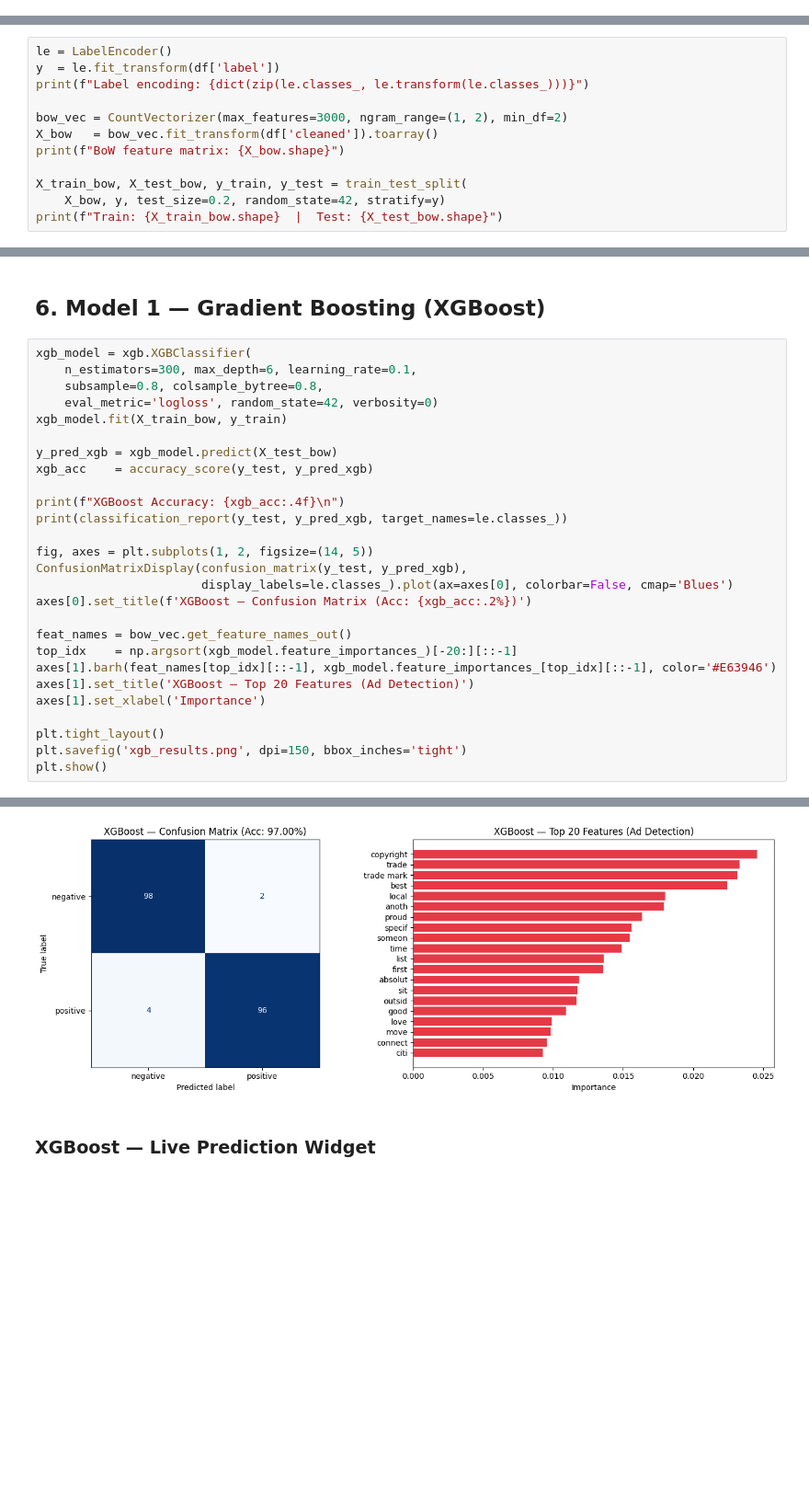
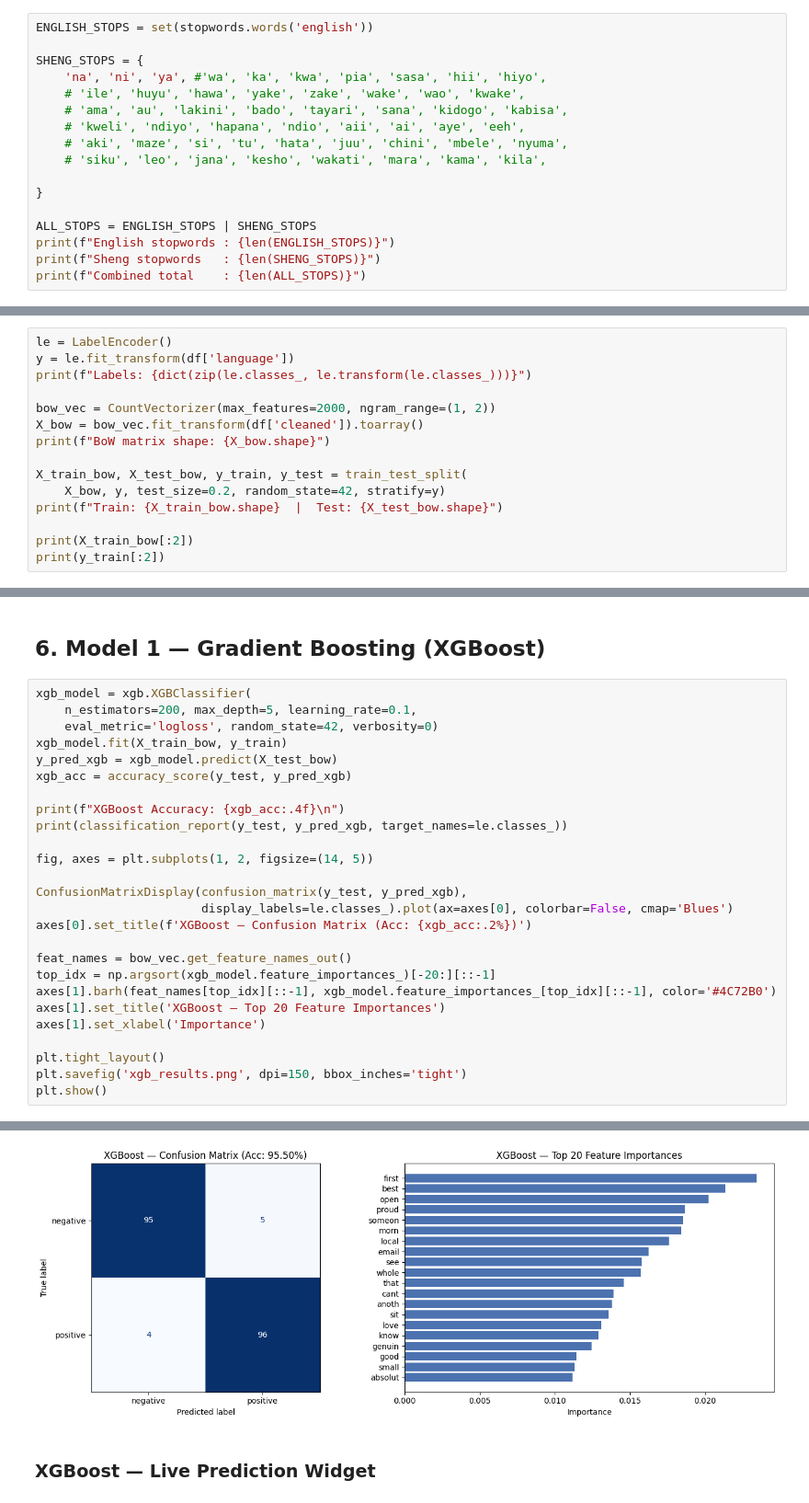
Before and after one commit to Stemical/AI-ML-Workshop-2026, a Jupyter notebook: Day2/twitter_nlp_pipeline.ipynb, the cells around one changed output, grey strips where cells are left out. Shown at 92% size. Drawn from its saved outputs; the diff is of its cells as text; blank space fills up the shorter version.

```diff
--- a/Day2/twitter_nlp_pipeline.ipynb
+++ b/Day2/twitter_nlp_pipeline.ipynb
@@ -146,0 +100,17 @@ repeated punctuation and all-caps shouting. Each needs deliberate handling.
+# %%
+ENGLISH_STOPS = set(stopwords.words('english'))
+
+SHENG_STOPS = {
+    'na', 'ni', 'ya', #'wa', 'ka', 'kwa', 'pia', 'sasa', 'hii', 'hiyo',
+    # 'ile', 'huyu', 'hawa', 'yake', 'zake', 'wake', 'wao', 'kwake',
+    # 'ama', 'au', 'lakini', 'bado', 'tayari', 'sana', 'kidogo', 'kabisa',
+    # 'kweli', 'ndiyo', 'hapana', 'ndio', 'aii', 'ai', 'aye', 'eeh',
+    # 'aki', 'maze', 'si', 'tu', 'hata', 'juu', 'chini', 'mbele', 'nyuma',
+    # 'siku', 'leo', 'jana', 'kesho', 'wakati', 'mara', 'kama', 'kila',
+
+}
+
+ALL_STOPS = ENGLISH_STOPS | SHENG_STOPS
+print(f"English stopwords : {len(ENGLISH_STOPS)}")
+print(f"Sheng stopwords   : {len(SHENG_STOPS)}")
+print(f"Combined total    : {len(ALL_STOPS)}")
@@ -317,14 +239,17 @@ plt.show()
 ## 5. Feature Engineering — Bag of Words
 # %%
 le = LabelEncoder()
-y  = le.fit_transform(df['label'])
-print(f"Label encoding: {dict(zip(le.classes_, le.transform(le.classes_)))}")
+y = le.fit_transform(df['language'])
+print(f"Labels: {dict(zip(le.classes_, le.transform(le.classes_)))}")
 
-bow_vec = CountVectorizer(max_features=3000, ngram_range=(1, 2), min_df=2)
-X_bow   = bow_vec.fit_transform(df['cleaned']).toarray()
-print(f"BoW feature matrix: {X_bow.shape}")
+bow_vec = CountVectorizer(max_features=2000, ngram_range=(1, 2))
+X_bow = bow_vec.fit_transform(df['cleaned']).toarray()
+print(f"BoW matrix shape: {X_bow.shape}")
 
 X_train_bow, X_test_bow, y_train, y_test = train_test_split(
     X_bow, y, test_size=0.2, random_state=42, stratify=y)
 print(f"Train: {X_train_bow.shape}  |  Test: {X_test_bow.shape}")
+
+print(X_train_bow[:2])
+print(y_train[:2])
 # %% [output]
@@ -346,26 +263,25 @@ array([[0, 0, 0, 0, 0, 0, 0, 0, 0, 0, 0, 0, 0, 0, 0, 0, 0, 0, 0, 0, 0, 0,
 ## 6. Model 1 — Gradient Boosting (XGBoost)
 # %%
 xgb_model = xgb.XGBClassifier(
-    n_estimators=300, max_depth=6, learning_rate=0.1,
-    subsample=0.8, colsample_bytree=0.8,
+    n_estimators=200, max_depth=5, learning_rate=0.1,
     eval_metric='logloss', random_state=42, verbosity=0)
 xgb_model.fit(X_train_bow, y_train)
-
 y_pred_xgb = xgb_model.predict(X_test_bow)
-xgb_acc    = accuracy_score(y_test, y_pred_xgb)
+xgb_acc = accuracy_score(y_test, y_pred_xgb)
 
 print(f"XGBoost Accuracy: {xgb_acc:.4f}\n")
 print(classification_report(y_test, y_pred_xgb, target_names=le.classes_))
 
 fig, axes = plt.subplots(1, 2, figsize=(14, 5))
+
 ConfusionMatrixDisplay(confusion_matrix(y_test, y_pred_xgb),
                        display_labels=le.classes_).plot(ax=axes[0], colorbar=False, cmap='Blues')
 axes[0].set_title(f'XGBoost — Confusion Matrix (Acc: {xgb_acc:.2%})')
 
 feat_names = bow_vec.get_feature_names_out()
-top_idx    = np.argsort(xgb_model.feature_importances_)[-20:][::-1]
-axes[1].barh(feat_names[top_idx][::-1], xgb_model.feature_importances_[top_idx][::-1], color='#E63946')
-axes[1].set_title('XGBoost — Top 20 Features (Ad Detection)')
+top_idx = np.argsort(xgb_model.feature_importances_)[-20:][::-1]
+axes[1].barh(feat_names[top_idx][::-1], xgb_model.feature_importances_[top_idx][::-1], color='#4C72B0')
+axes[1].set_title('XGBoost — Top 20 Feature Importances')
 axes[1].set_xlabel('Importance')
 
 plt.tight_layout()
@@ -385,4 +301,4 @@ weighted avg       0.97      0.97      0.97       200
-[figure, old version]
+[figure, new version]
 # %% [markdown]
 ### XGBoost — Live Prediction Widget
 # %%
```
Also changed, not shown: parts of 47 cells of this notebook, 23 other files.
